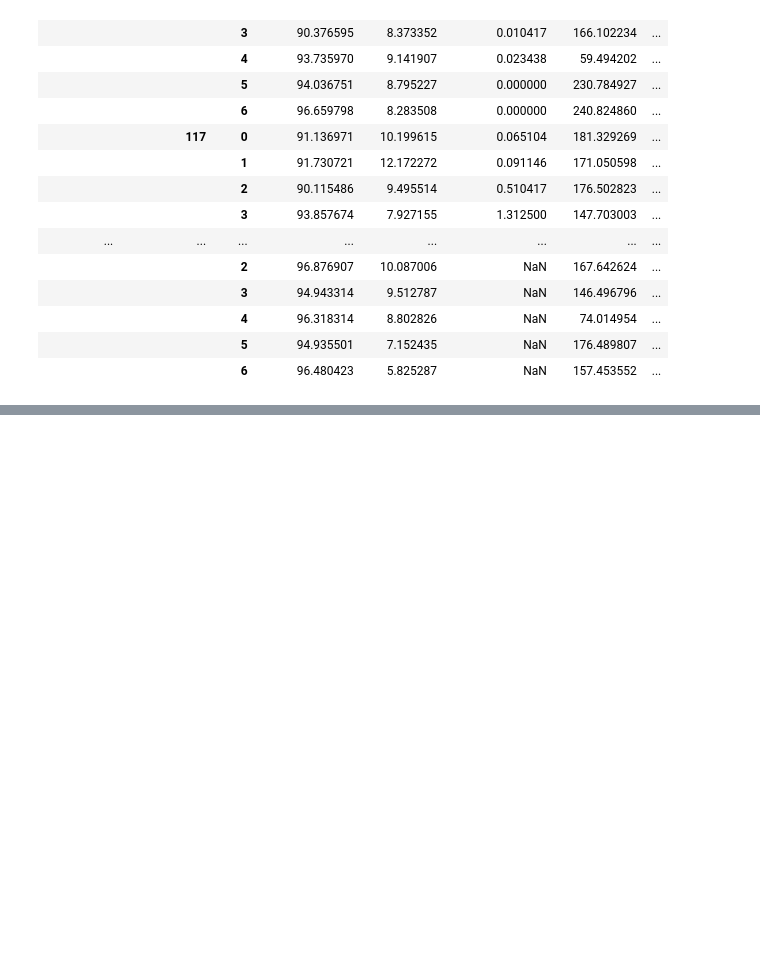
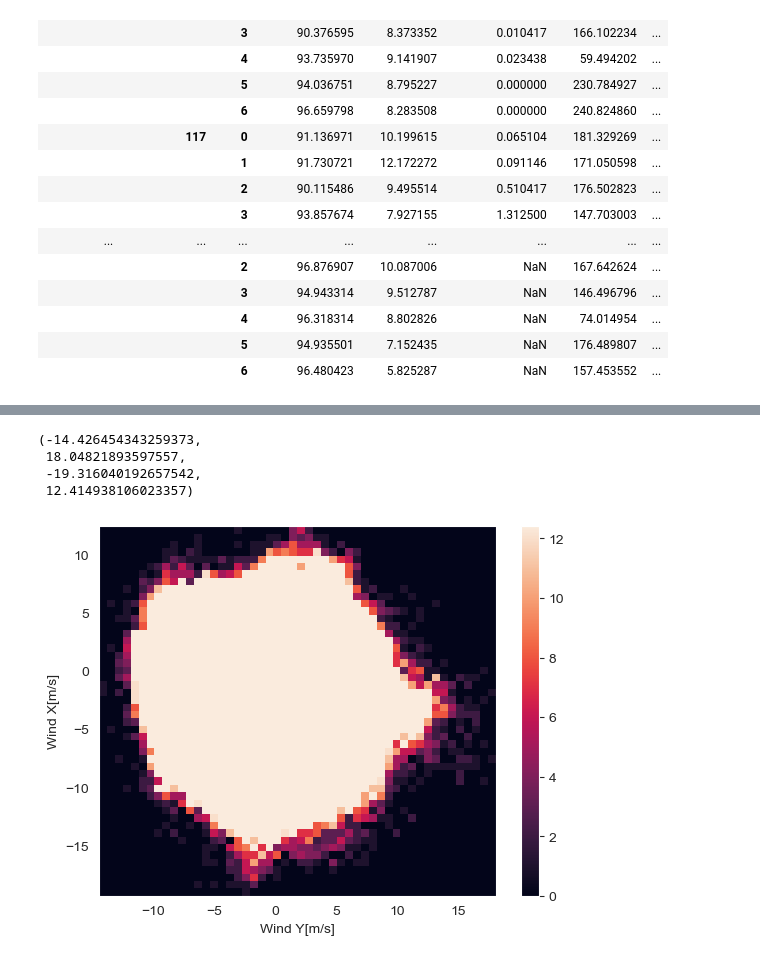
Before and after one commit to Shuyi829/hybrid-renewable-energy-forecasting, a Jupyter notebook: test_shuo.ipynb, the cells around one changed output, grey strips where cells are left out. Drawn from its saved outputs; the diff is of its cells as text; code cells hidden in the pictures; blank space fills up the shorter version.

```diff
--- a/test_shuo.ipynb
+++ b/test_shuo.ipynb
@@ -58,0 +80,22 @@ dwd_demand_his_df.tail(20)
+# %%
+wind_speed_dwd = combined_dwd_df["WindSpeed"]
+wind_rad = combined_dwd_df["WindDirection"]*np.pi/180
+
+combined_dwd_df["WindX"] = wind_speed_dwd*np.cos(wind_rad)
+combined_dwd_df["WindY"] = wind_speed_dwd*np.sin(wind_rad)
+# %%
+combined_dwd_df.fillna(0,inplace=True)
+# %%
+plt.hist2d(combined_dwd_df["WindX"],combined_dwd_df["WindY"],bins = (50,50),vmax = combined_dwd_df["WindY"].max())
+plt.colorbar()
+plt.ylabel("Wind X[m/s]")
+plt.xlabel("Wind Y[m/s]")
+
+ax = plt.gca()
+ax.axis("tight")
+# %% [output]
+(-14.426454343259373,
+ 18.04821893597557,
+ -19.316040192657542,
+ 12.414938106023357)
+[figure, added]
```
Also changed, not shown: parts of 4 cells of this notebook.
